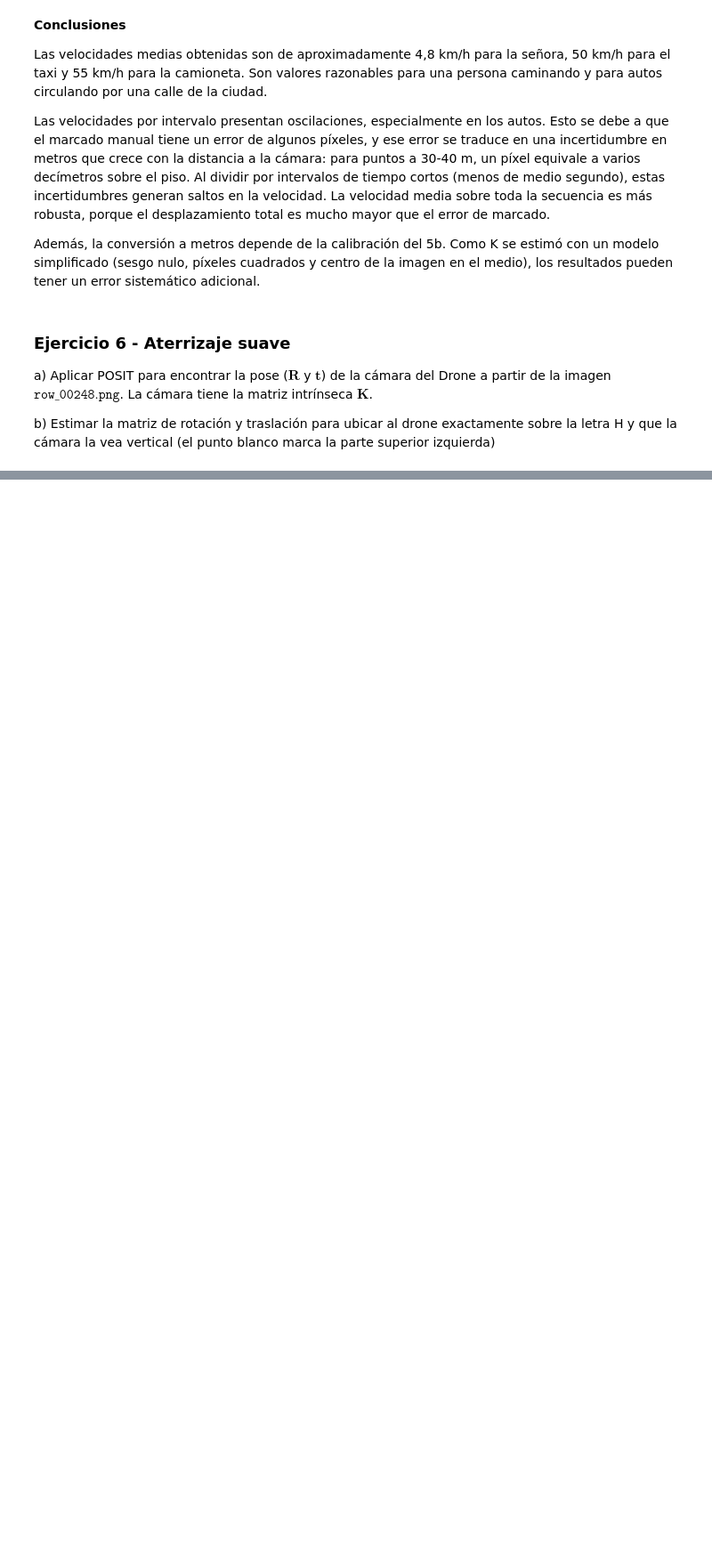
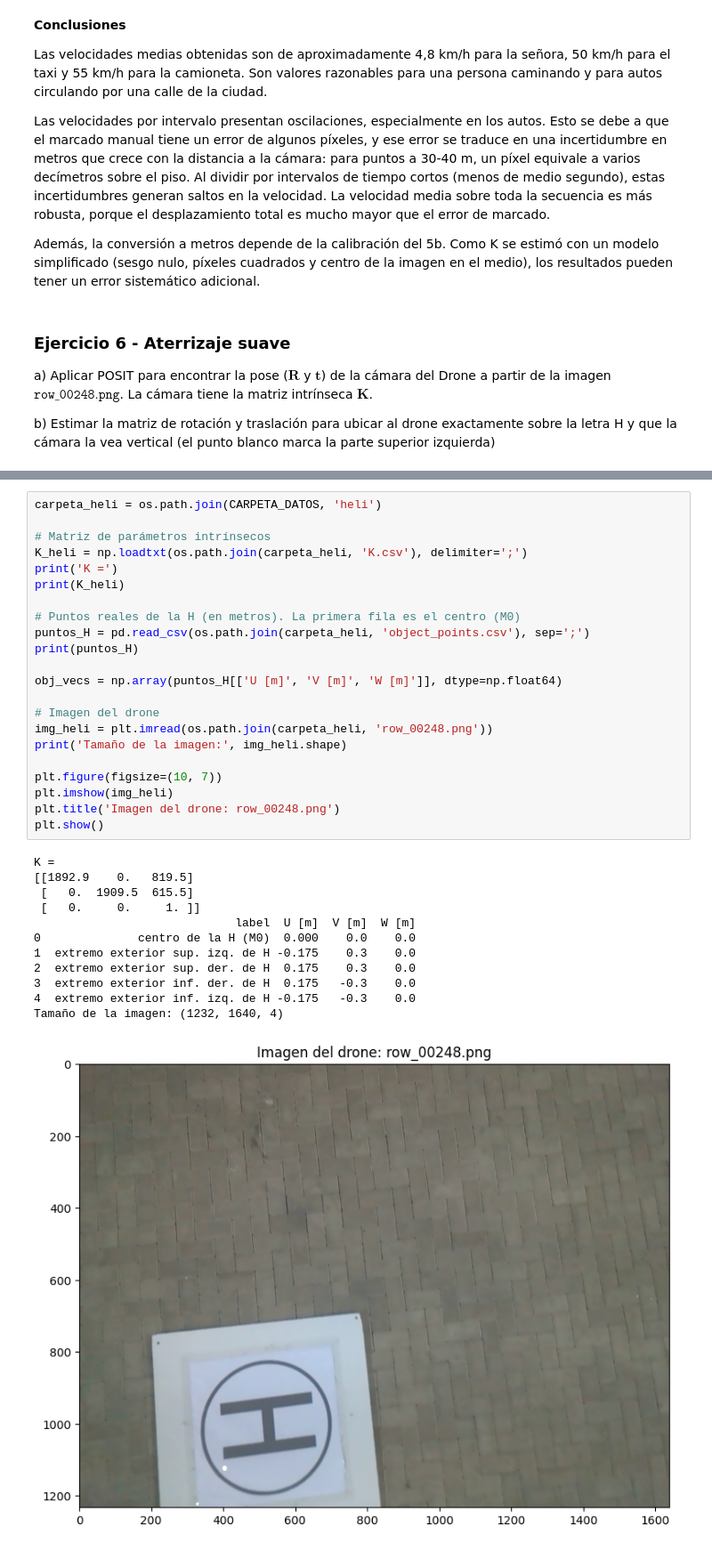
Before and after one commit to catafiorini/Trabajo-Practico-ALC--2C-2026, a Jupyter notebook: grupo_alfajorverde_TP.ipynb, the cells around one changed output, grey strips where cells are left out. Shown at 89% size. Drawn from its saved outputs; the diff is of its cells as text; blank space fills up the shorter version.

```diff
--- a/grupo_alfajorverde_TP.ipynb
+++ b/grupo_alfajorverde_TP.ipynb
@@ -904,0 +943,35 @@ b) Estimar la matriz de rotación y traslación para ubicar al drone exactamente
+# %%
+carpeta_heli = os.path.join(CARPETA_DATOS, 'heli')
+
+# Matriz de parámetros intrínsecos
+K_heli = np.loadtxt(os.path.join(carpeta_heli, 'K.csv'), delimiter=';')
+print('K =')
+print(K_heli)
+
+# Puntos reales de la H (en metros). La primera fila es el centro (M0)
+puntos_H = pd.read_csv(os.path.join(carpeta_heli, 'object_points.csv'), sep=';')
+print(puntos_H)
+
+obj_vecs = np.array(puntos_H[['U [m]', 'V [m]', 'W [m]']], dtype=np.float64)
+
+# Imagen del drone
+img_heli = plt.imread(os.path.join(carpeta_heli, 'row_00248.png'))
+print('Tamaño de la imagen:', img_heli.shape)
+
+plt.figure(figsize=(10, 7))
+plt.imshow(img_heli)
+plt.title('Imagen del drone: row_00248.png')
+plt.show()
+# %% [output]
+K =
+[[1892.9    0.   819.5]
+ [   0.  1909.5  615.5]
+ [   0.     0.     1. ]]
+                             label  U [m]  V [m]  W [m]
+0              centro de la H (M0)  0.000    0.0    0.0
+1  extremo exterior sup. izq. de H -0.175    0.3    0.0
+2  extremo exterior sup. der. de H  0.175    0.3    0.0
+3  extremo exterior inf. der. de H  0.175   -0.3    0.0
+4  extremo exterior inf. izq. de H -0.175   -0.3    0.0
+Tamaño de la imagen: (1232, 1640, 4)
+[figure, added]
```
Also changed, not shown: parts of 18 cells of this notebook.
